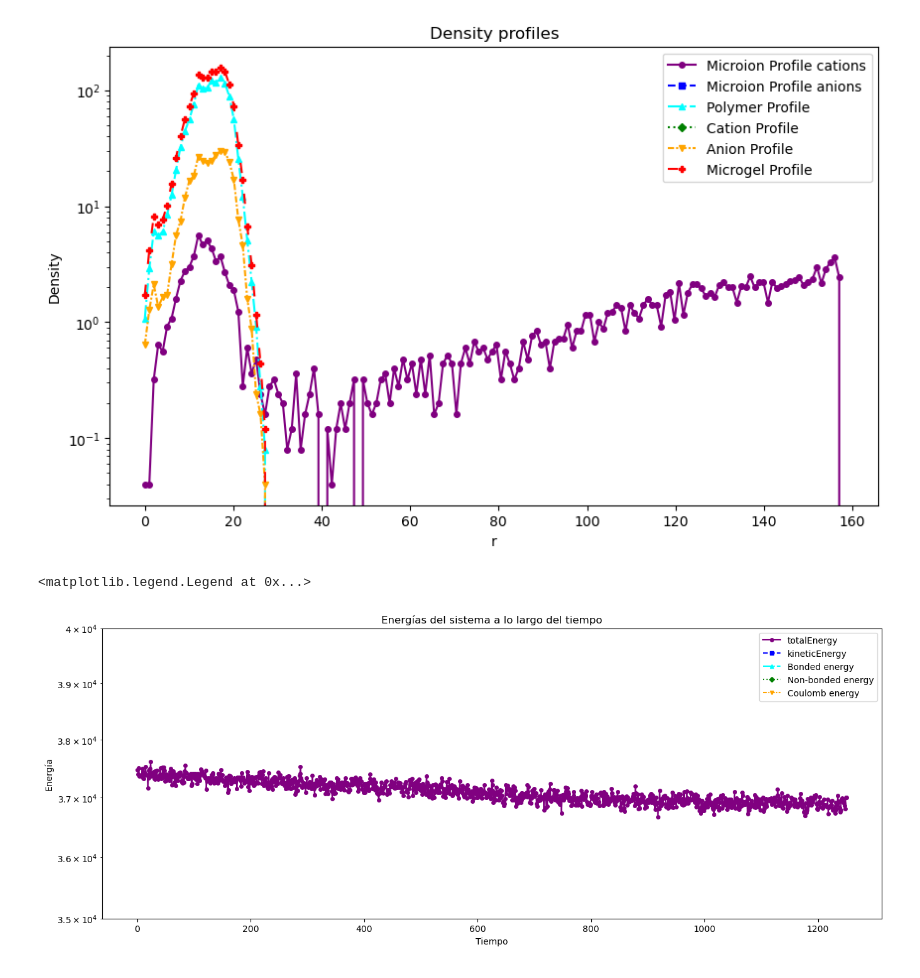
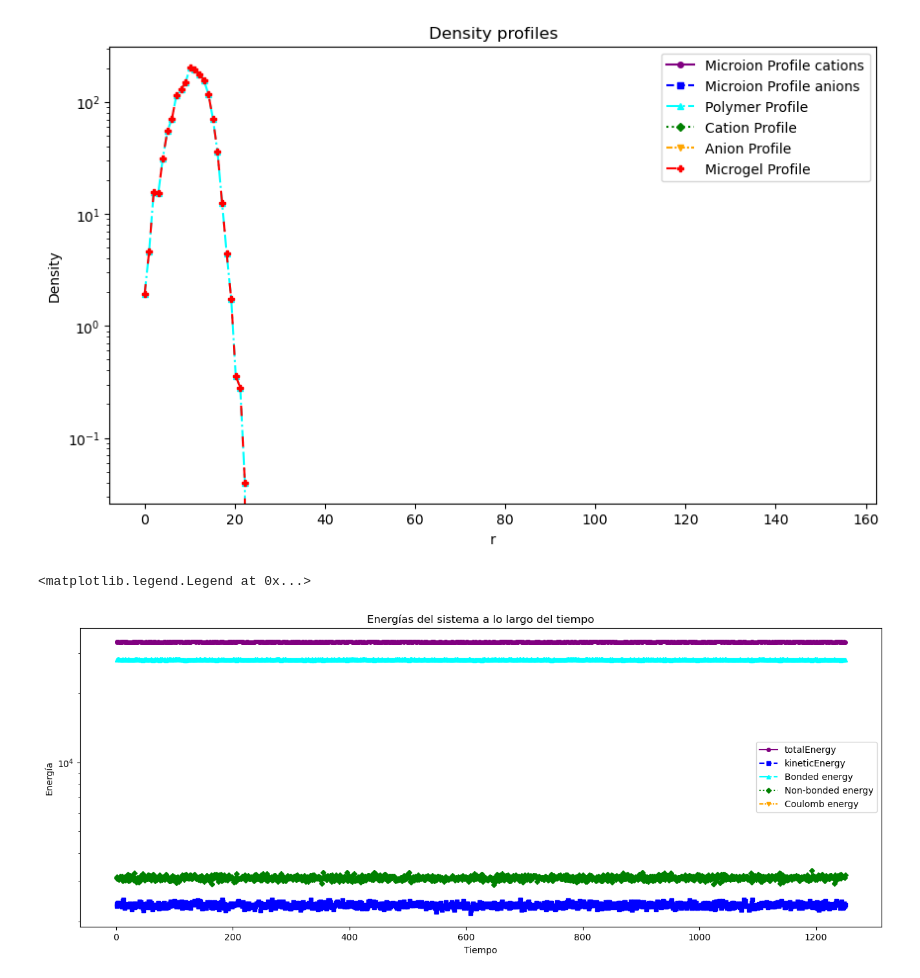
Before and after one commit to totinmc3/microgel_simu, a Jupyter notebook: analysis/graficos.ipynb, the cells around one changed output. Drawn from its saved outputs; the diff is of its cells as text; code cells hidden in the pictures.

```diff
--- a/analysis/graficos.ipynb
+++ b/analysis/graficos.ipynb
@@ -13,11 +13,11 @@ def load_tab_separated_data(filepath):
 # data = load_tab_separated_data(gyration_file)
 # %%
 #creo que podria automatizar esto, por ahora tengo pocos datos
-carpeta = "/home/tobias/trabajo_afa/resultados/cadena10/"
-ionizacion_grade = "/alpha_n_0.2"
+carpeta = "/home/tobias/llegada/resultados/cadena40"
+ionizacion_grade = "/sim_0.1"
 
 gyration_file = os.path.join(carpeta, ionizacion_grade.strip('/'), "gyration_tensor.dat")
-density_file = os.path.join(carpeta, ionizacion_grade.strip('/'), "averaged_profiles.dat")
+density_file = os.path.join(carpeta, ionizacion_grade.strip('/'), "averaged_profiles.txt")
 energy_file = os.path.join(carpeta, ionizacion_grade.strip('/'), "energies.dat")
 
 
@@ -74,22 +74,22 @@ plt.ylabel("Density")   #creo que es el numero de particulas por unidad de volum
 
 plt.show()
 # %% [output]
-[figure, old version]
+[figure, new version]
 # %%
 #grafico energias
 
 energy_dat = load_tab_separated_data(energy_file)
 
 plt.figure(figsize=(16, 6))
 for i in range(1, 6):
     plt.plot(energy_dat[:, 0], energy_dat[:, i], label=energy_names[i], linestyle=line_styles[i-1], marker=mark_styles[i-1], markersize=4, color=rainbow_colors[i-1])
 plt.xlabel("Tiempo")
 plt.ylabel("Energía")
-plt.ylim(35000,40000)
+#plt.ylim(35000,40000)
 plt.yscale("log")
 #plt.xscale("log")
 plt.title("Energías del sistema a lo largo del tiempo")
 plt.legend()
 # %% [output]
 <matplotlib.legend.Legend at 0x...>
-[figure, old version]
+[figure, new version]
```
Also changed, not shown: parts of 1 cell of this notebook, 2 other files.
